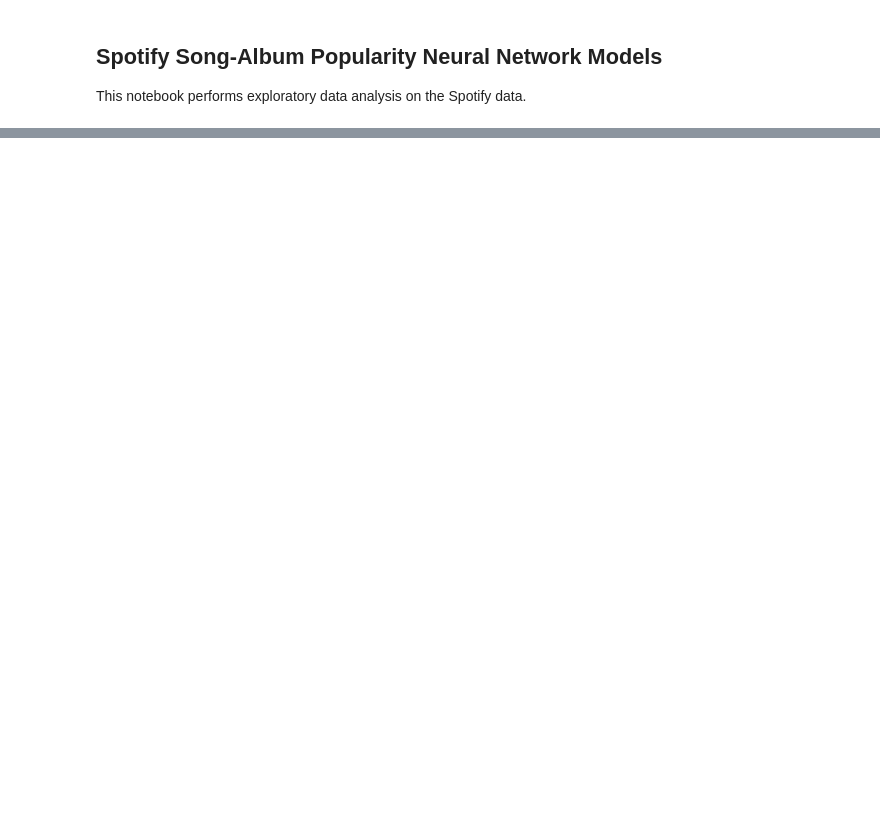
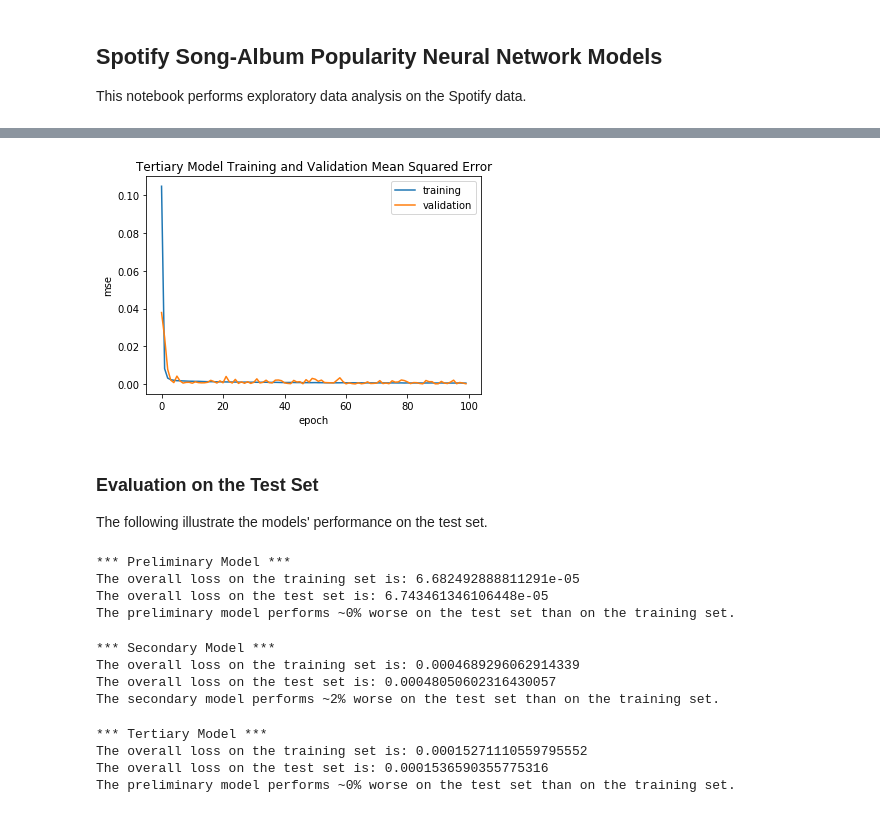
Before and after one commit to jluby/cs109_spotify, a Jupyter notebook: neural.ipynb, the cells around one changed output, grey strips where cells are left out. Drawn from its saved outputs; the diff is of its cells as text; code cells hidden in the pictures; blank space fills up the shorter version.

```diff
--- a/neural.ipynb
+++ b/neural.ipynb
@@ -38,0 +175,24 @@ import tensorflow as tf
+# %%
+# Build the tertiary model, with less regularization
+model3 = tf.keras.models.Sequential(name="third")
+
+# Input Layer
+model3.add(tf.keras.layers.Flatten(input_shape=(15,)))
+
+# Hidden Layers
+model3.add(tf.keras.layers.Dense(100, kernel_initializer='normal', activation='relu'))
+model3.add(tf.keras.layers.BatchNormalization())
+model3.add(tf.keras.layers.Dropout(0.1))
+model3.add(tf.keras.layers.Dense(100, kernel_initializer='normal', activation='relu'))
+model3.add(tf.keras.layers.BatchNormalization())
+model3.add(tf.keras.layers.Dropout(0.3))
+model3.add(tf.keras.layers.Dense(100, kernel_initializer='normal', activation='relu'))
+model3.add(tf.keras.layers.BatchNormalization())
+model3.add(tf.keras.layers.Dropout(0.2))
+
+# Output Layer
+model3.add(tf.keras.layers.Dense(1, kernel_initializer='normal', activation='linear'))
+# %%
+# Compile the model
+model3.compile(loss='mean_squared_error', optimzer='adam')
+model3.summary()
@@ -38,0 +217,18 @@ import tensorflow as tf
+# %%
+# Fit the model
+model3_history = model3.fit(X_train, y_train, validation_split=0.2, epochs=100, batch_size=500, verbose=0)
+# %%
+# Plot training and validation accuracy
+plt.plot(model3_history.history['loss'], label='training')
+plt.plot(model3_history.history['val_loss'], label='validation')
+plt.title('Tertiary Model Training and Validation Mean Squared Error')
+plt.xlabel('epoch')
+plt.ylabel('mse')
+plt.legend()
+plt.show()
+# %% [output]
+[figure, added]
+# %% [markdown]
+### Evaluation on the Test Set
+
+The following illustrate the models' performance on the test set.
@@ -38,0 +245,36 @@ import tensorflow as tf
+# %%
+print("*** Preliminary Model ***")
+print(f"The overall loss on the training set is: {training_loss_1}")
+print(f"The overall loss on the test set is: {test_loss_1}")
+
+pct_diff_1 = (test_loss_1 - training_loss_1) / test_loss_1
+print(f"The preliminary model performs ~{int(pct_diff_1 * 100)}% worse on the test set than on the training set.")
+# %% [output]
+*** Preliminary Model ***
+The overall loss on the training set is: 6.682492888811291e-05
+The overall loss on the test set is: 6.743461346106448e-05
+The preliminary model performs ~0% worse on the test set than on the training set.
+# %%
+print("*** Secondary Model ***")
+print(f"The overall loss on the training set is: {training_loss_2}")
+print(f"The overall loss on the test set is: {test_loss_2}")
+
+pct_diff_2 = (test_loss_2 - training_loss_2) / test_loss_2
+print(f"The secondary model performs ~{int(pct_diff_2 * 100)}% worse on the test set than on the training set.")
+# %% [output]
+*** Secondary Model ***
+The overall loss on the training set is: 0.0004689296062914339
+The overall loss on the test set is: 0.00048050602316430057
+The secondary model performs ~2% worse on the test set than on the training set.
+# %%
+print("*** Tertiary Model ***")
+print(f"The overall loss on the training set is: {training_loss_3}")
+print(f"The overall loss on the test set is: {test_loss_3}")
+
+pct_diff_3 = (test_loss_3 - training_loss_3) / test_loss_3
+print(f"The preliminary model performs ~{int(pct_diff_3 * 100)}% worse on the test set than on the training set.")
+# %% [output]
+*** Tertiary Model ***
+The overall loss on the training set is: 0.00015271110559795552
+The overall loss on the test set is: 0.0001536590355775316
+The preliminary model performs ~0% worse on the test set than on the training set.
```
Also changed, not shown: parts of 17 cells of this notebook, 3 other files.
